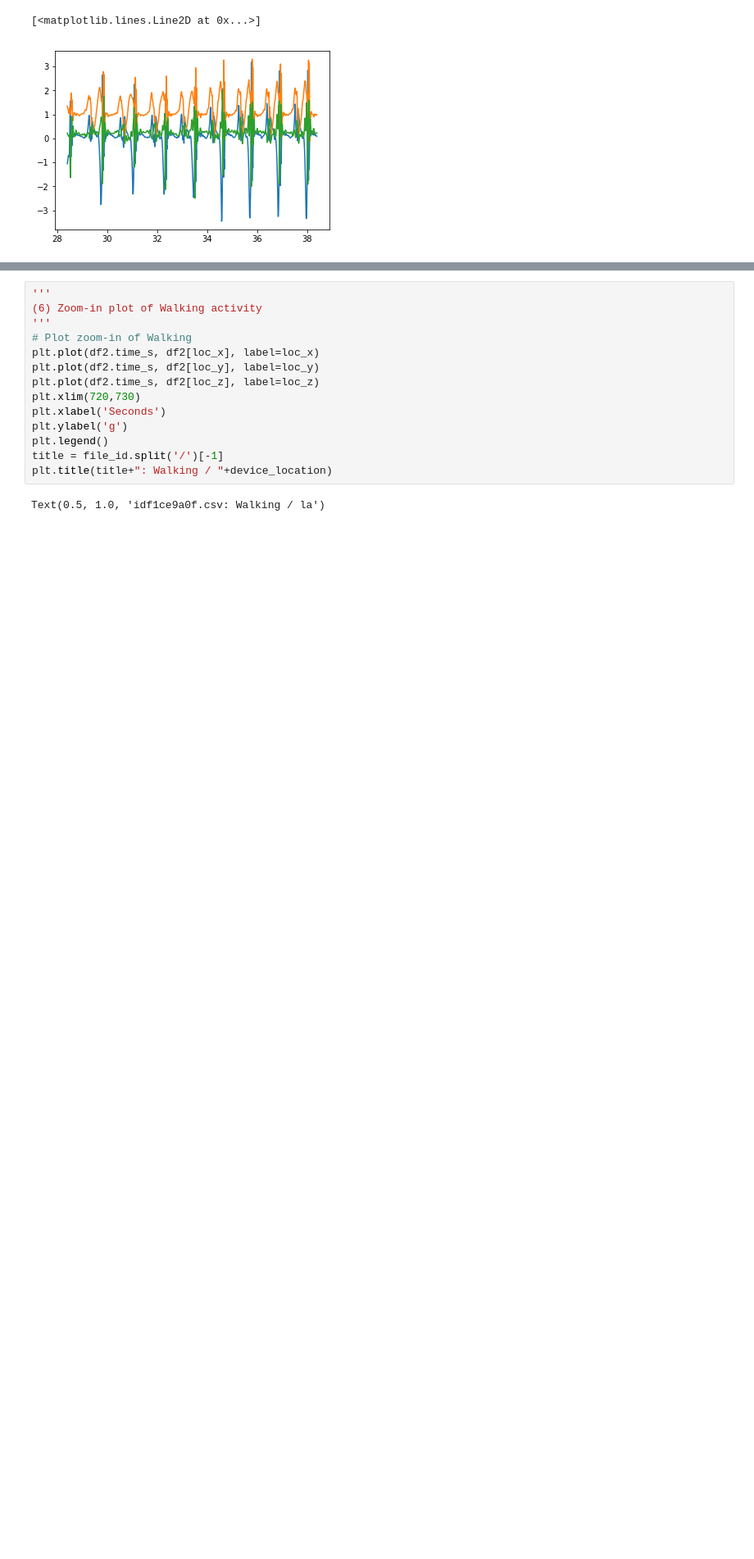
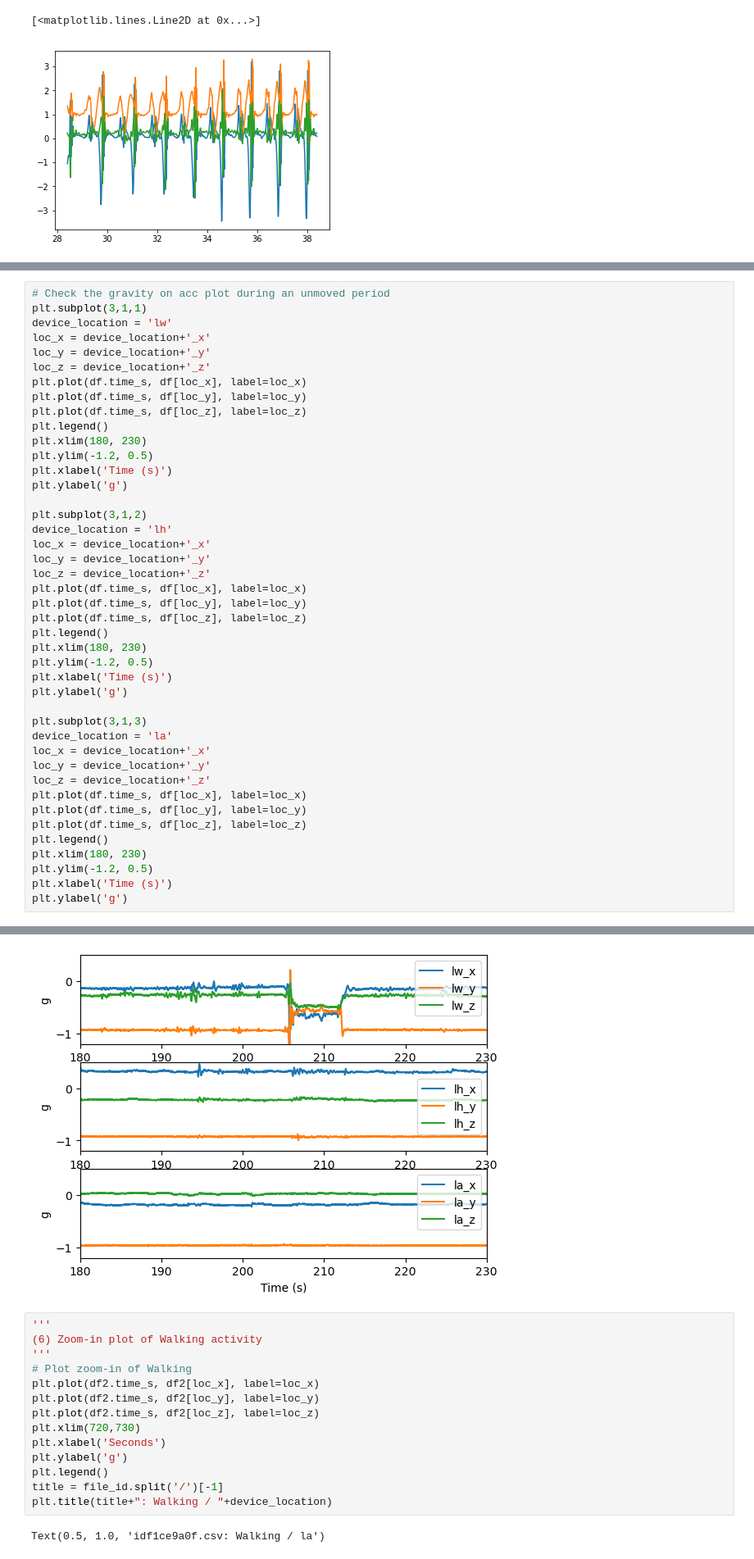
Before and after one commit to rkevinchao/walking_detection, a Jupyter notebook: source/01_data_understanding.ipynb, the cells around one changed output, grey strips where cells are left out. Shown at 82% size. Saved outputs shown, nothing was run; the diff lists cells and outputs as text; blank space fills up the shorter version.

```diff
--- a/source/01_data_understanding.ipynb
+++ b/source/01_data_understanding.ipynb
@@ -193,0 +181,44 @@ Text(0, 0.5, 'g')
+# %%
+# Check the gravity on acc plot during an unmoved period
+plt.subplot(3,1,1)
+device_location = 'lw'
+loc_x = device_location+'_x'
+loc_y = device_location+'_y'
+loc_z = device_location+'_z'
+plt.plot(df.time_s, df[loc_x], label=loc_x)
+plt.plot(df.time_s, df[loc_y], label=loc_y)
+plt.plot(df.time_s, df[loc_z], label=loc_z)
+plt.legend()
+plt.xlim(180, 230)
+plt.ylim(-1.2, 0.5)
+plt.xlabel('Time (s)')
+plt.ylabel('g')
+
+plt.subplot(3,1,2)
+device_location = 'lh'
+loc_x = device_location+'_x'
+loc_y = device_location+'_y'
+loc_z = device_location+'_z'
+plt.plot(df.time_s, df[loc_x], label=loc_x)
+plt.plot(df.time_s, df[loc_y], label=loc_y)
+plt.plot(df.time_s, df[loc_z], label=loc_z)
+plt.legend()
+plt.xlim(180, 230)
+plt.ylim(-1.2, 0.5)
+plt.xlabel('Time (s)')
+plt.ylabel('g')
+
+plt.subplot(3,1,3)
+device_location = 'la'
+loc_x = device_location+'_x'
+loc_y = device_location+'_y'
+loc_z = device_location+'_z'
+plt.plot(df.time_s, df[loc_x], label=loc_x)
+plt.plot(df.time_s, df[loc_y], label=loc_y)
+plt.plot(df.time_s, df[loc_z], label=loc_z)
+plt.legend()
+plt.xlim(180, 230)
+plt.ylim(-1.2, 0.5)
+plt.xlabel('Time (s)')
+plt.ylabel('g')
+# %% [output]
@@ -194,3 +226,4 @@ Text(0, 0.5, 'g')
+[figure, added]
 # %%
 '''
 (6) Zoom-in plot of Walking activity
```
Also changed, not shown: parts of 2 cells of this notebook.
